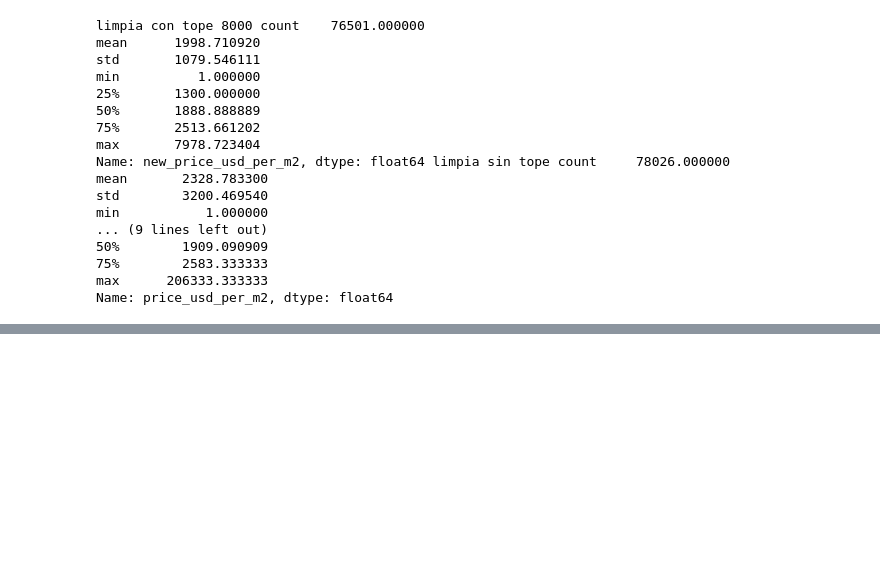
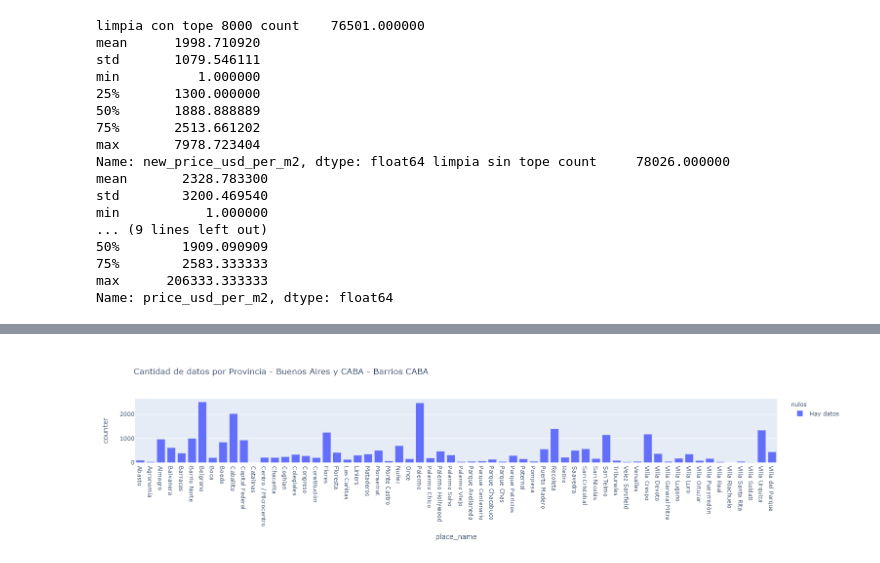
Before and after one commit to giustipatricio/grupo4-1120_ed_13, a Jupyter notebook: Nuevo_notebook.ipynb, the cells around one changed output, grey strips where cells are left out. Drawn from its saved outputs; the diff is of its cells as text; code cells hidden in the pictures; blank space fills up the shorter version.

```diff
--- a/Nuevo_notebook.ipynb
+++ b/Nuevo_notebook.ipynb
@@ -805,0 +829,12 @@ Es concluyente que el establecimiento de de valores maximos mejora los indicador
+# %%
+#repetimos el procedimiento realizado de cada en cada gran agrupación pero ahora dentro de cada jurisdiccion
+df_3_caba_grupo = df_3_caba.groupby(by=['state_name',"place_name",'nulos'],as_index=False)['counter'].sum()
+df_3_caba_grupo['nulos'] = df_3_caba_grupo['nulos'].astype(str)
+df_3_caba_grupo['nulos'] = df_3_caba_grupo.nulos.str.replace('False','Hay datos')
+df_3_caba_grupo['nulos'] = df_3_caba_grupo.nulos.str.replace('True','No hay datos')
+fig = px.bar(df_3_caba_grupo, x="place_name", y="counter",
+             color='nulos', barmode='group',
+             height=400, title="Cantidad de datos por Provincia - Buenos Aires y CABA - Barrios CABA")
+fig.show()
+# %% [output]
+[figure, added]
```
Also changed, not shown: parts of 15 cells of this notebook.
